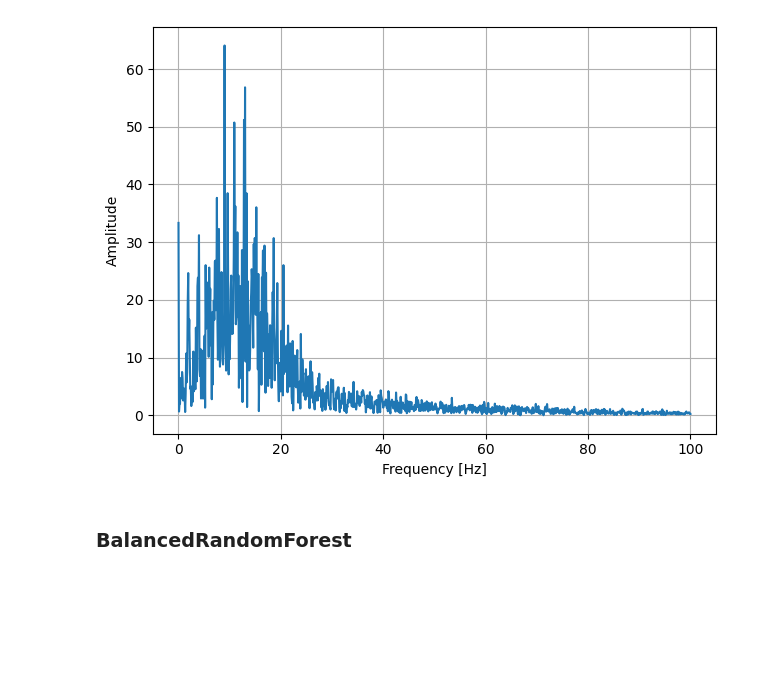
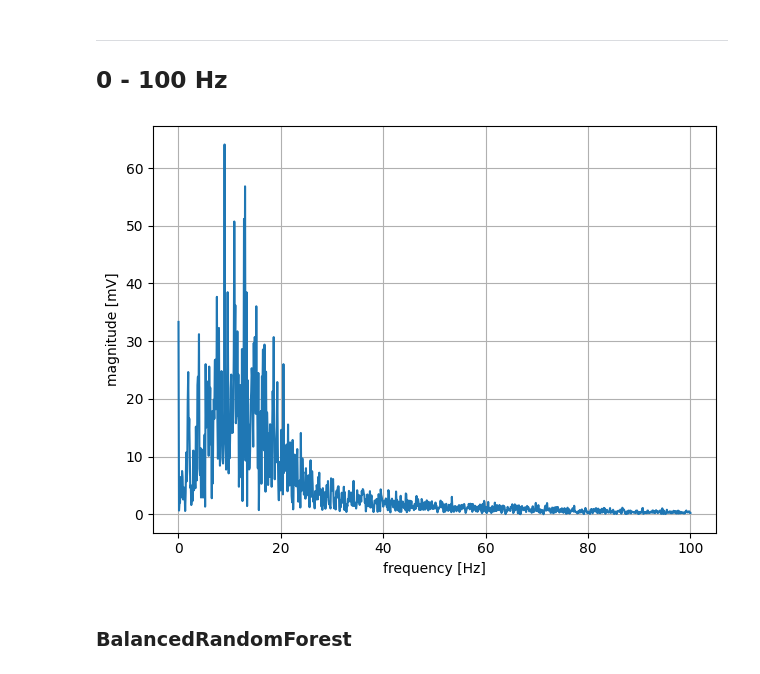
Before and after one commit to KzyzOff/ml-tsc-arrythmia, a Jupyter notebook: fft_based.ipynb, the cells around one changed output. Saved outputs shown, nothing was run; the diff lists cells and outputs as text; code cells hidden in the pictures; blank space fills up the shorter version.

```diff
--- a/fft_based.ipynb
+++ b/fft_based.ipynb
@@ -10,23 +95,27 @@ y = dataset['label']
+# %% [markdown]
+---
+
+## 0 - 100 Hz
 # %%
-signal = X_mag_fft[0]
+signal = dataset['fourier'][0]
 N = len(signal)
 fs = 500
 
 freqs = np.fft.fftfreq(N, 1 / fs)
 positive_freqs = freqs[: N // 2]
 mag_values = signal[: N // 2]
 
 mask_100hz = positive_freqs <= 100
 filtered_freqs = positive_freqs[mask_100hz]
 filtered_mag_values = mag_values[mask_100hz]
 
 plt.plot(filtered_freqs, filtered_mag_values, label='Magnitude')
-plt.xlabel('Frequency [Hz]')
-plt.ylabel('Amplitude')
+plt.xlabel('frequency [Hz]')
+plt.ylabel('magnitude [mV]')
 plt.grid()
 plt.tight_layout()
 # %% [output]
-[figure, old version]
+[figure, new version]
 # %%
 from sklearn.model_selection import train_test_split
 
```
Also changed, not shown: parts of 24 cells of this notebook.
